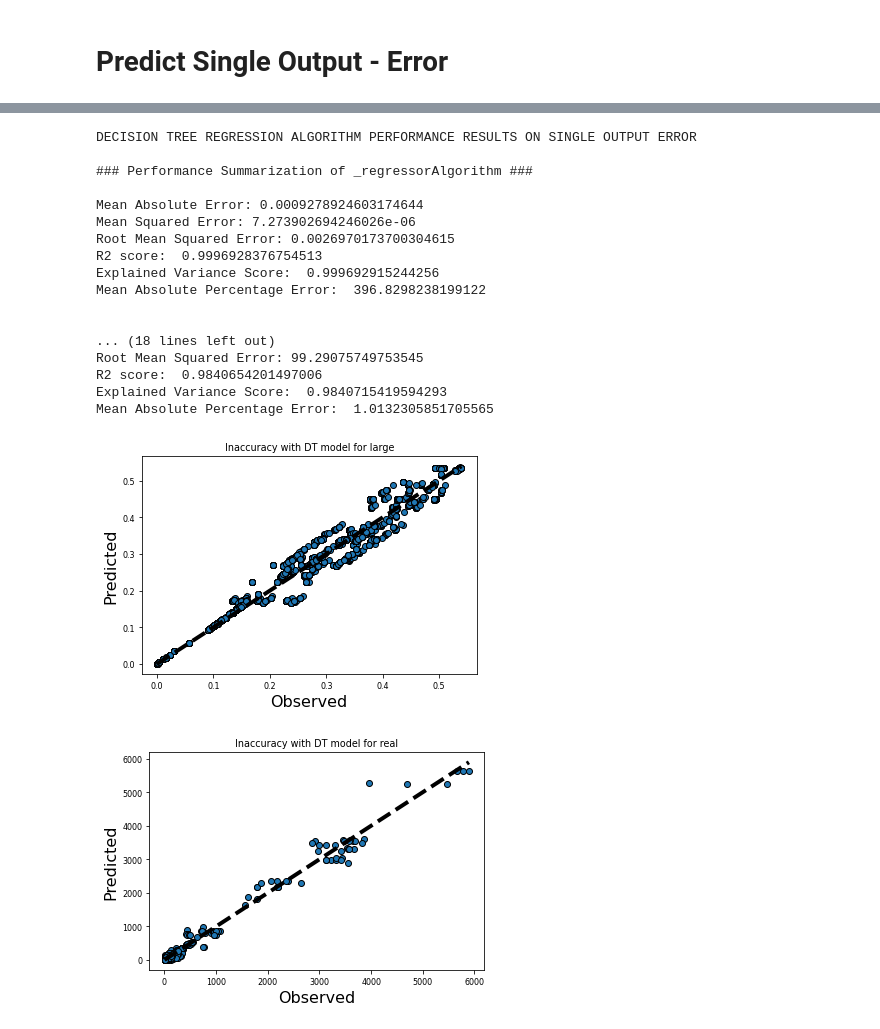
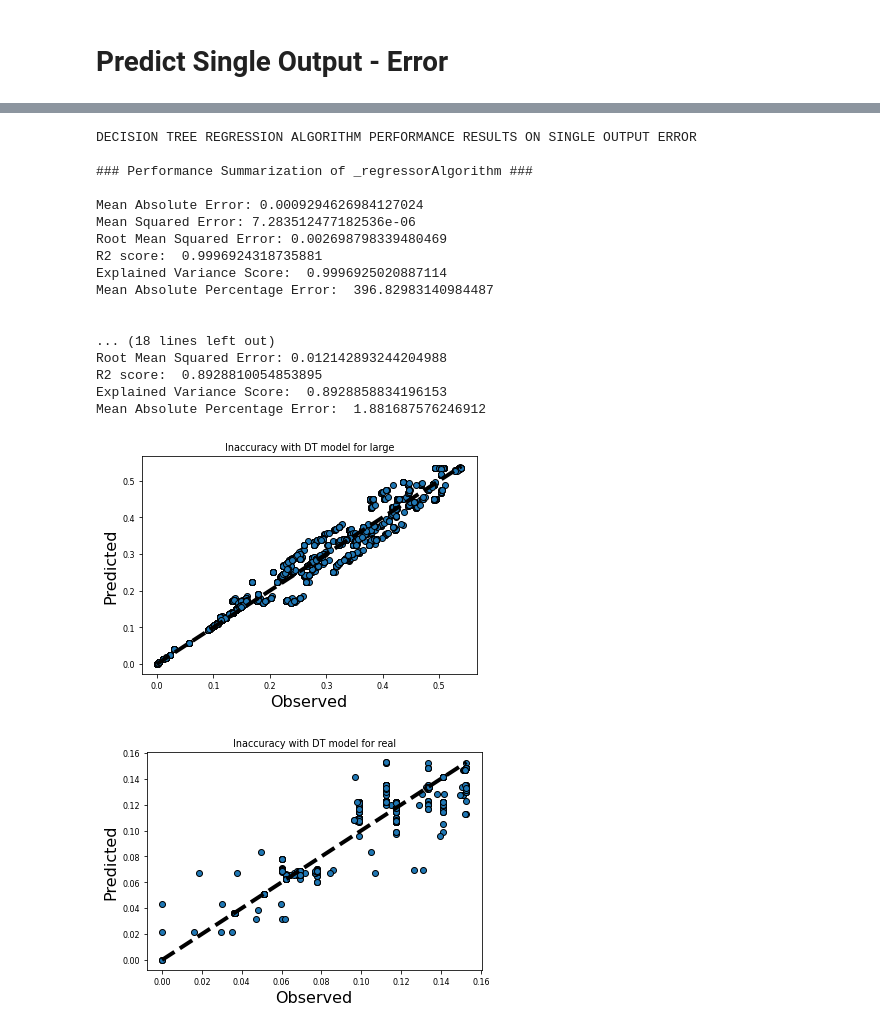
Before and after one commit to busenuraktilav/GPUProject, a Jupyter notebook: model-prediction/prediction_v2.ipynb, the cells around one changed output, grey strips where cells are left out. Saved outputs shown, nothing was run; the diff lists cells and outputs as text; code cells hidden in the pictures.

```diff
--- a/model-prediction/prediction_v2.ipynb
+++ b/model-prediction/prediction_v2.ipynb
@@ -70,12 +70,14 @@ def executionTimeToSpeedup(df):
 
 def executionTimeToSpeedupv2(df):
 
+    algorithms = ['AlgoBellman', 'AlgoDijkstra', 'AlgoHybrid']
     vertexNums = [524288, 1048576, 2097152, 4194304, 8388608, 16777216, 264346, 321270, 435666, 1070376, 1207945, 1524453, 1890815, 2758119, 3598623, 6262104, 14081816, 23947347]
     df['speedup'] = 1.0
 
-    for v in vertexNums:
-      base = df.loc[(df['vertexNum'] == v) & (df['sOriginalDistance'] == 1), 'executionTime']
-      df.loc[(df['vertexNum'] == v), 'speedup'] = base.values/((df.loc[(df['vertexNum'] == v), 'executionTime']).astype(float))
+    for al in algorithms:
+        for v in vertexNums:
+            base = df.loc[(df[al] == 1) & (df['vertexNum'] == v) & (df['sOriginalDistance'] == 1), 'executionTime']
+            df.loc[(df[al] == 1) & (df['vertexNum'] == v), 'speedup'] = base.values/((df.loc[(df[al] == 1) & (df['vertexNum'] == v), 'executionTime']).astype(float))
 
     #print(df['speedup'])
     df['Error'] = df['Error'] + beta
@@ -103,6 +105,12 @@ def preprocessing(df1):
         mini = df1[df1['graphSize'] == i]['maxProcessEdge'].min()
         maxi = df1[df1['graphSize'] == i]['maxProcessEdge'].max()
         df1.loc[df1['graphSize'] == i, ['maxProcessEdge']] = 1.0 / ((((df1.loc[df1['graphSize'] == i, ['maxProcessEdge']] - mini) / (maxi - mini)) * 9) + 1)
+
+    #Fixed large MAE, RMSE values (speedup normalization missing)
+    for i in numbers:
+        mini = df1[df1['graphSize'] == i]['speedup'].min()
+        maxi = df1[df1['graphSize'] == i]['speedup'].max()
+        df1.loc[df1['graphSize'] == i, ['speedup']] = 1.0 / ((((df1.loc[df1['graphSize'] == i, ['speedup']] - mini) / (maxi - mini)) * 9) + 1)
 
     df1['Error'] = df1['Error']/100
 
@@ -176,6 +184,11 @@ def preprocessing_v2(df1):
         maxi = df1[df1['graphSize'] == i]['maxProcessEdge'].max()
         df1.loc[df1['graphSize'] == i, ['maxProcessEdge']] = 1.0 / ((((df1.loc[df1['graphSize'] == i, ['maxProcessEdge']] - mini) / (maxi - mini)) * 9) + 1)
 
+    #Fixed large MAE, RMSE values (speedup normalization missing)
+    for i in numbers:
+        mini = df1[df1['graphSize'] == i]['speedup'].min()
+        maxi = df1[df1['graphSize'] == i]['speedup'].max()
+        df1.loc[df1['graphSize'] == i, ['speedup']] = 1.0 / ((((df1.loc[df1['graphSize'] == i, ['speedup']] - mini) / (maxi - mini)) * 9) + 1)
 
     #iterations = [df1['iterationNum'] ==  721, df1['iterationNum'] == 720, df1['iterationNum'] ==  648, df1['iterationNum'] ==  576, df1['iterationNum'] ==  504, df1['iterationNum'] ==  432, df1['iterationNum'] ==  360, df1['iterationNum'] ==  288, df1['iterationNum'] ==  216, df1['iterationNum'] ==  144, df1['iterationNum'] ==  72]
 
@@ -311,7 +324,8 @@ print(y_test_knr[1][1])
 # %%
 df1 = pd.read_csv("bellman_performance_results.csv")
 df1 = combineAlgorithmsToFilev2(df1)
-df2 = executionTimeToSpeedupv2(df1)
-df1 = preprocessing(df2)
+df1 = executionTimeToSpeedupv2(df1)
+df1 = preprocessing(df1)
 df1.shape
+display(df1)
 # %% [output]
@@ -957,7 +992,7 @@ y_test_soe_nd = b[['Error']]
 # %%
 #real graph
 X_soe_r = df1R.drop(['speedup', 'Error'],axis=1)
-y_soe_r = df1R[['speedup', 'Error']]
+y_soe_r = df1R[['Error']]
 X_soe_r = X_soe_r.values
 
 #split the data randomly
@@ -1085,39 +1120,39 @@ Mean Absolute Percentage Error:  0.9519073734005777
 # %%
 print("DECISION TREE REGRESSION ALGORITHM PERFORMANCE RESULTS ON SINGLE OUTPUT ERROR")
 model = DecisionTreeRegressor(max_depth=1000, splitter="best", criterion="mse", min_samples_split=2)
 y_pred_dtr_soe, y_test_dtr_soe = _regressorAlgorithm(model, x_train_soe, x_test_soe, y_train_soe, y_test_soe)
 print("\n\n--- small graphs for training, large graphs for testing ---")
 y_pred_dtr_soe_nd, y_test_dtr_soe_nd = _regressorAlgorithm(model, x_train_soe_nd, x_test_soe_nd, y_train_soe_nd, y_test_soe_nd)
 #_regressorAlgorithm_KFold(model, X_soe, y_soe)
 
 #scatter_plot_v2(t1_conf, y_pred_dtr_soe_nd, y_test_dtr_soe_nd, 'Inaccuracy only prediction, model=DT')
 
 print("\n\n--- real graphs ---")
-y_pred_dtr_soe_nd_r, y_test_dtr_soe_nd_r = _regressorAlgorithm(model, x_train_sox_r, x_test_sox_r, y_train_sox_r, y_test_sox_r)
+y_pred_dtr_soe_nd_r, y_test_dtr_soe_nd_r = _regressorAlgorithm(model, x_train_soe_r, x_test_soe_r, y_train_soe_r, y_test_soe_r)
 
 scatter_plot_v2(t1_conf, y_pred_dtr_soe_nd, y_test_dtr_soe_nd, 'single_error_large_DT.png', 'Inaccuracy with DT model for large')
 
 scatter_plot_v2(t1_conf, y_pred_dtr_soe_nd_r, y_test_dtr_soe_nd_r, 'single_error_real_DT.png', 'Inaccuracy with DT model for real')
 # %% [output]
 DECISION TREE REGRESSION ALGORITHM PERFORMANCE RESULTS ON SINGLE OUTPUT ERROR
 
 ### Performance Summarization of _regressorAlgorithm ###
 
-Mean Absolute Error: 0.0009278924603174644
-Mean Squared Error: 7.273902694246026e-06
-Root Mean Squared Error: 0.0026970173700304615
-R2 score:  0.9996928376754513
-Explained Variance Score:  0.999692915244256
-Mean Absolute Percentage Error:  396.8298238199122
+Mean Absolute Error: 0.0009294626984127024
+Mean Squared Error: 7.283512477182536e-06
+Root Mean Squared Error: 0.002698798339480469
+R2 score:  0.9996924318735881
+Explained Variance Score:  0.9996925020887114
+Mean Absolute Percentage Error:  396.82983140984487
 
 
 ... (18 lines left out)
-Root Mean Squared Error: 99.29075749753545
-R2 score:  0.9840654201497006
-Explained Variance Score:  0.9840715419594293
-Mean Absolute Percentage Error:  1.0132305851705565
+Root Mean Squared Error: 0.012142893244204988
+R2 score:  0.8928810054853895
+Explained Variance Score:  0.8928858834196153
+Mean Absolute Percentage Error:  1.881687576246912
-[figure, old version]
+[figure, new version]
-[figure, old version]
+[figure, new version]
 # %%
 print("GRADIENT BOOSTING REGRESSOR ALGORITHM PERFORMANCE RESULTS ON SINGLE OUTPUT ERROR")
 model = GradientBoostingRegressor()
```
Also changed, not shown: parts of 21 cells of this notebook.
